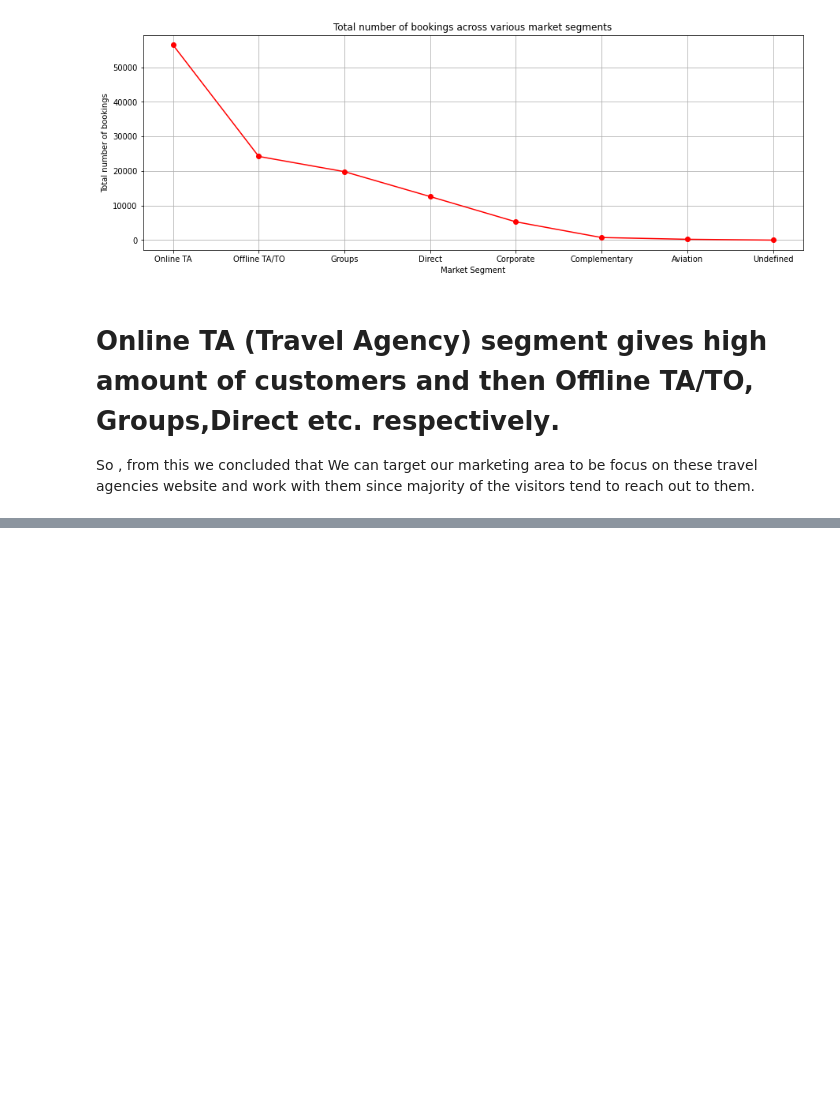
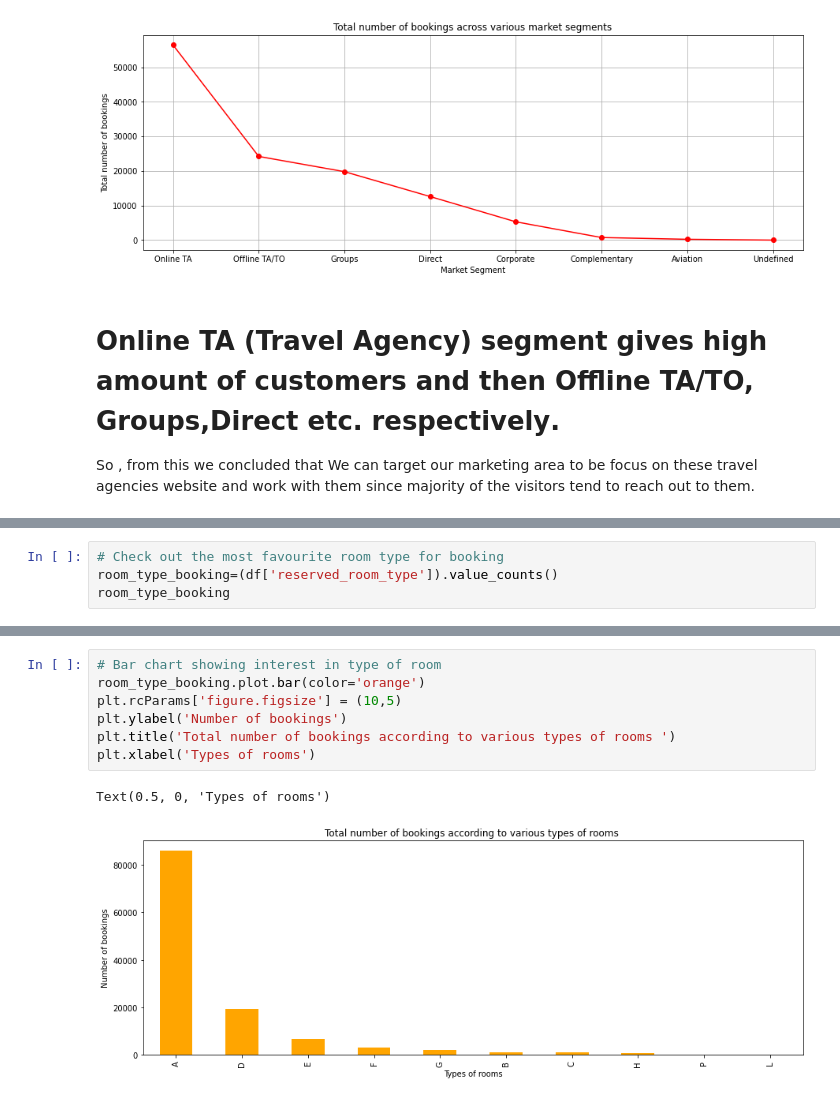
Before and after one commit to Gauravgade3/Hotel-Booking-Analysis, a Jupyter notebook: Hotel_Booking_Analysis_Capstone_Project_Gaurav_Gade.ipynb, the cells around one changed output, grey strips where cells are left out. Cells and saved outputs as stored; diff of their text form; blank space fills up the shorter version.

```diff
--- a/Hotel_Booking_Analysis_Capstone_Project_Gaurav_Gade.ipynb
+++ b/Hotel_Booking_Analysis_Capstone_Project_Gaurav_Gade.ipynb
@@ -374,0 +432,4 @@ So , from this we concluded that We can target our marketing area to be focus on
+# %%
+# Check out the most favourite room type for booking
+room_type_booking=(df['reserved_room_type']).value_counts()
+room_type_booking
@@ -374,0 +448,10 @@ So , from this we concluded that We can target our marketing area to be focus on
+# %%
+# Bar chart showing interest in type of room
+room_type_booking.plot.bar(color='orange')
+plt.rcParams['figure.figsize'] = (10,5)
+plt.ylabel('Number of bookings')
+plt.title('Total number of bookings according to various types of rooms ')
+plt.xlabel('Types of rooms')
+# %% [output]
+Text(0.5, 0, 'Types of rooms')
+[figure, added]
```
Also changed, not shown: parts of 16 cells of this notebook.
